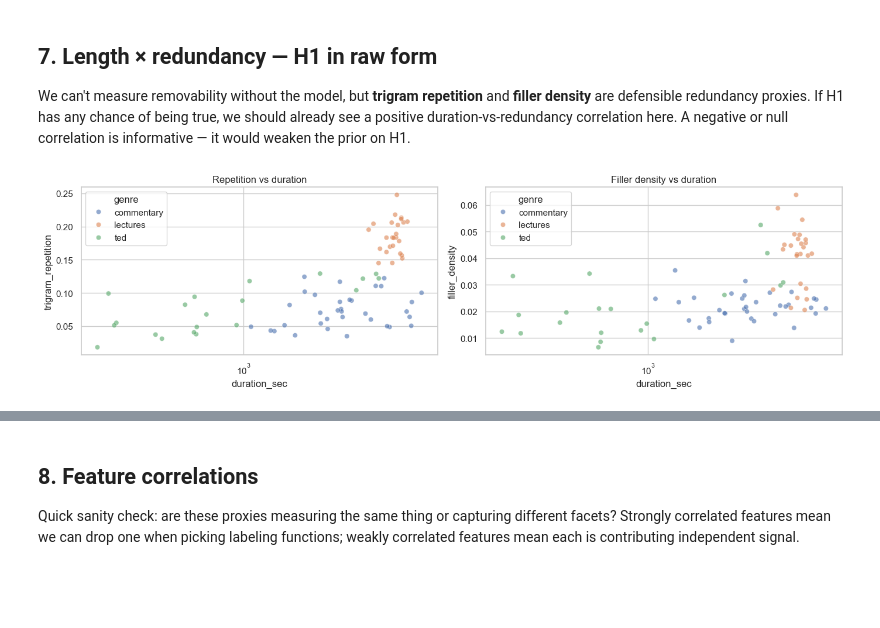
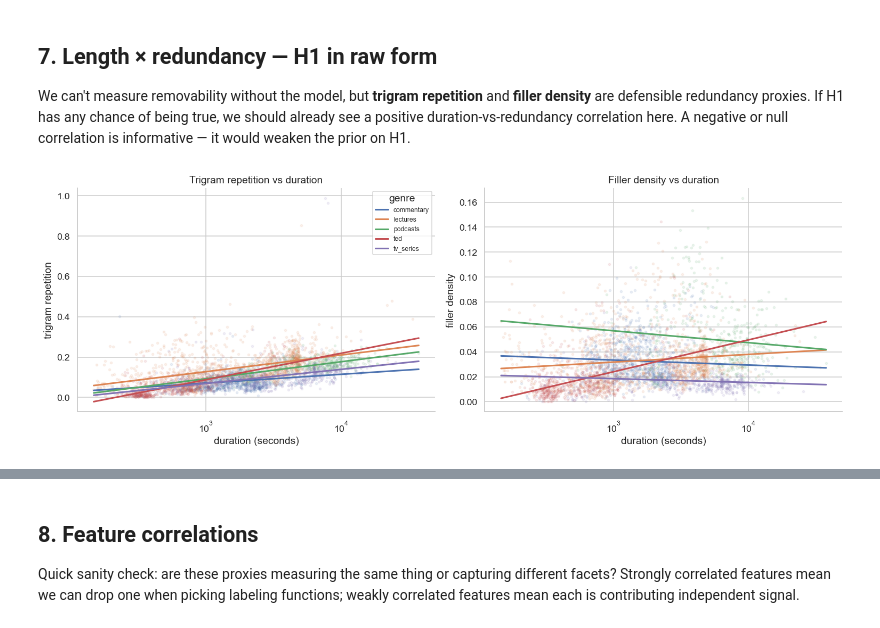
Before and after one commit to utkubah/segremover, a Jupyter notebook: notebooks/eda.ipynb, the cells around one changed output, grey strips where cells are left out. Drawn from its saved outputs; the diff is of its cells as text; code cells hidden in the pictures; blank space fills up the shorter version.

Commit message:
feat: more detailed weak labeling for other heads

```diff
--- a/notebooks/eda.ipynb
+++ b/notebooks/eda.ipynb
@@ -302,7 +376,7 @@ def marker_density(transcript: list, markers: list) -> float:
     return hits / (n_words / 1000)  # hits per 1000 words
 
 
-df["visual_marker_per_1k"] = df["transcript"].apply(lambda t: marker_density(t, VISUAL_MARKERS))
+df["visual_marker_per_1k"]   = df["transcript"].apply(lambda t: marker_density(t, VISUAL_MARKERS))
 df["pedagogy_marker_per_1k"] = df["transcript"].apply(lambda t: marker_density(t, PEDAGOGICAL_MARKERS))
 
 print("Visual reference markers per 1000 words:")
@@ -310,11 +384,19 @@ print(df.groupby("genre")["visual_marker_per_1k"].describe()[["mean", "50%", "st
 print("\nPedagogical markers per 1000 words:")
 print(df.groupby("genre")["pedagogy_marker_per_1k"].describe()[["mean", "50%", "std"]])
 
-fig, axes = plt.subplots(1, 2, figsize=(14, 4))
-sns.boxplot(data=df, x="genre", y="visual_marker_per_1k", ax=axes[0])
-axes[0].set_title("Visual reference markers per 1k words")
-sns.boxplot(data=df, x="genre", y="pedagogy_marker_per_1k", ax=axes[1])
-axes[1].set_title("Pedagogical markers per 1k words")
+fig, axes = plt.subplots(1, 2, figsize=(13, 4))
+for ax, col, title in [
+    (axes[0], "visual_marker_per_1k",   "Visual reference markers / 1k words"),
+    (axes[1], "pedagogy_marker_per_1k", "Pedagogical markers / 1k words"),
+]:
+    sns.violinplot(
+        data=df, x="genre", y=col, order=GENRE_ORDER,
+        palette=GENRE_PALETTE, inner="box", cut=0, ax=ax,
+    )
+    ax.set_title(title)
+    ax.set_xlabel("")
+    ax.tick_params(axis="x", rotation=20)
+
 plt.tight_layout()
 plt.show()
 # %% [output]
@@ -337,36 +430,55 @@ ted         0.301273  0.063857  0.421414
 
 We can't measure removability without the model, but **trigram repetition** and **filler density** are defensible redundancy proxies. If H1 has any chance of being true, we should already see a positive duration-vs-redundancy correlation here. A negative or null correlation is informative — it would weaken the prior on H1.
 # %%
-fig, axes = plt.subplots(1, 2, figsize=(14, 4))
+# §7 — scatter with per-genre regression lines fit on log(duration)
+# Low alpha + rasterized handles large N without overplotting.
+fig, axes = plt.subplots(1, 2, figsize=(14, 5))
 
-sns.scatterplot(
-    data=df, x="duration_sec", y="trigram_repetition",
-    hue="genre", alpha=0.6, ax=axes[0],
-)
-axes[0].set_xscale("log")
-axes[0].set_title("Repetition vs duration")
+for g in GENRE_ORDER:
+    grp = df[df["genre"] == g].dropna(
+        subset=["duration_sec", "trigram_repetition", "filler_density"]
+    )
+    c = GENRE_PALETTE[g]
+    log_dur = np.log10(grp["duration_sec"].clip(lower=1))
 
-sns.scatterplot(
-    data=df, x="duration_sec", y="filler_density",
-    hue="genre", alpha=0.6, ax=axes[1],
-)
-axes[1].set_xscale("log")
-axes[1].set_title("Filler density vs duration")
+    for ax, y_col in zip(axes, ["trigram_repetition", "filler_density"]):
+        ax.scatter(grp["duration_sec"], grp[y_col],
+                   color=c, alpha=0.10, s=7, rasterized=True, label="_nolegend_")
+        # regression line on log(duration)
+        coef = np.polyfit(log_dur, grp[y_col], 1)
+        x_range = np.logspace(
+            np.log10(df["duration_sec"].min()),
+            np.log10(df["duration_sec"].max()),
+            120,
+        )
+        ax.plot(x_range, np.polyval(coef, np.log10(x_range)),
+                color=c, linewidth=2, label=g)
 
+for ax, title, y_col in zip(
+    axes,
+    ["Trigram repetition vs duration", "Filler density vs duration"],
+    ["trigram_repetition", "filler_density"],
+):
+    ax.set_xscale("log")
+    ax.set_title(title)
+    ax.set_xlabel("duration (seconds)")
+    ax.set_ylabel(y_col.replace("_", " "))
+
+axes[0].legend(title="genre", fontsize=8, markerscale=3)
 plt.tight_layout()
 plt.show()
 
 print("\nSpearman ρ(duration, trigram_repetition) per genre:")
 for g, sub in df.groupby("genre"):
     if len(sub) > 5:
         rho = sub[["duration_sec", "trigram_repetition"]].corr(method="spearman").iloc[0, 1]
         print(f"  {g:25s}  ρ = {rho:+.3f}  (n={len(sub)})")
 
 print("\nSpearman ρ(duration, filler_density) per genre:")
 for g, sub in df.groupby("genre"):
     if len(sub) > 5:
         rho = sub[["duration_sec", "filler_density"]].corr(method="spearman").iloc[0, 1]
         print(f"  {g:25s}  ρ = {rho:+.3f}  (n={len(sub)})")
 # %% [output]
-[figure, old version]
+[figure, new version]
 Spearman ρ(duration, trigram_repetition) per genre:
```
Also changed, not shown: parts of 26 cells of this notebook, 13 other files.
